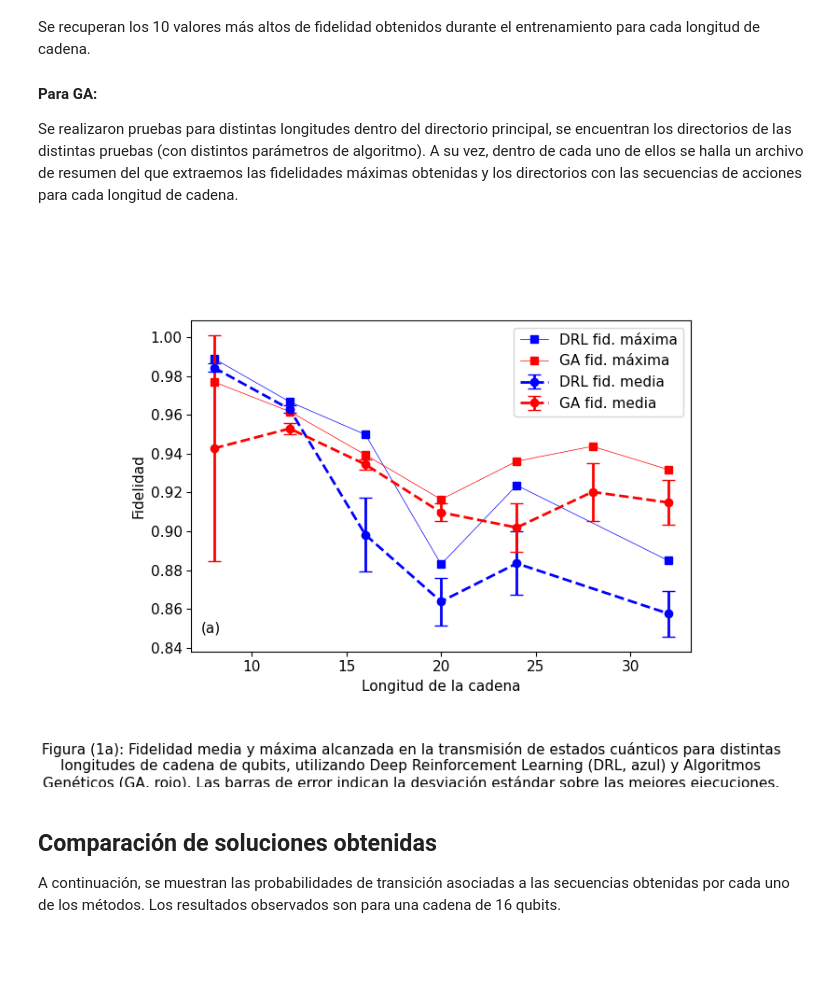
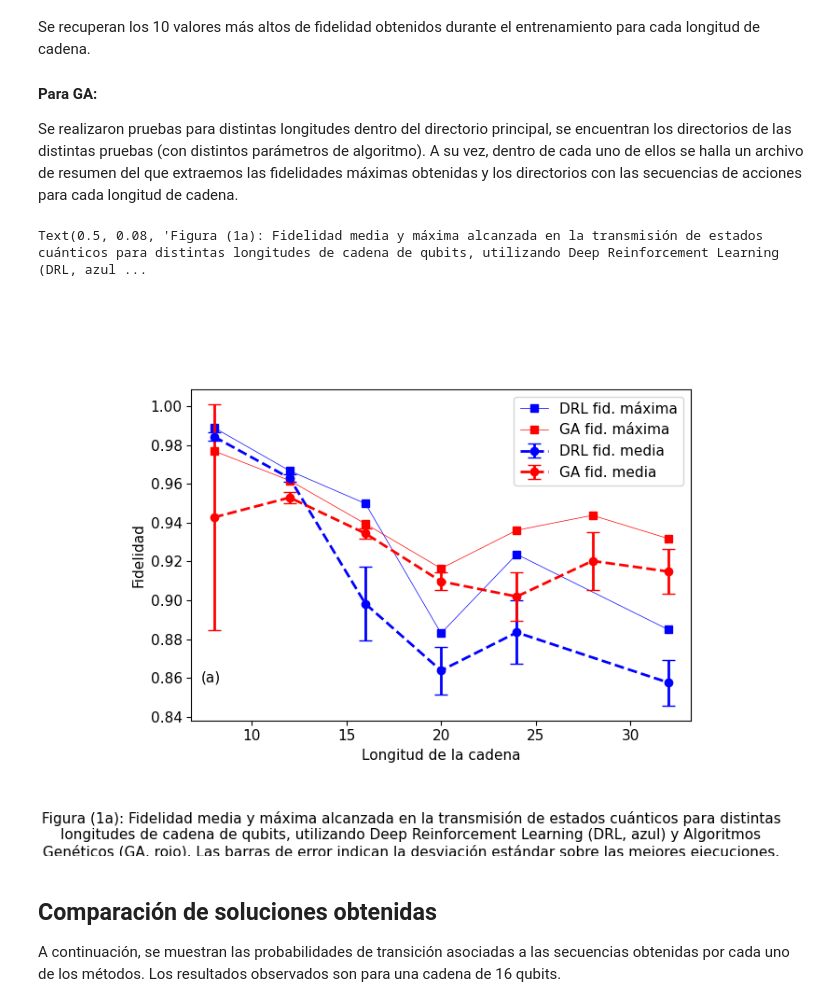
Before and after one commit to sofips/dynamic_control_for_QST, a Jupyter notebook: JAIIO_graphs.ipynb, the cells around one changed output. Drawn from its saved outputs; the diff is of its cells as text; code cells hidden in the pictures; blank space fills up the shorter version.

```diff
--- a/JAIIO_graphs.ipynb
+++ b/JAIIO_graphs.ipynb
@@ -89,28 +89,31 @@ ga_max = ga_grouped['fid'].max()
 # %%
 plt.figure(figsize=(8, 6))
 fs = 11
 
 plt.errorbar(dimensions, drl_mean, yerr=drl_std, fmt='o--', label='DRL fid. media', color='blue', capsize=5)
 plt.plot(dimensions, drl_max, 's-', color='blue', label='DRL fid. máxima', linewidth=0.5)
 
 plt.errorbar(ga_mean.index, ga_mean, yerr=ga_std, fmt='o--', label='GA fid. media', color='red', capsize=5)
 plt.plot(ga_max.index, ga_max, 's-', color='red', label='GA fid. máxima', linewidth=0.5)
 plt.xticks(fontsize=fs)
 plt.yticks(fontsize=fs)
 plt.xlabel('Longitud de la cadena', fontsize=fs)
 plt.ylabel('Fidelidad', fontsize=fs)
 plt.legend(fontsize=fs)
-plt.text(0.02, 0.09, '(a)', transform=plt.gca().transAxes, fontsize=fs, verticalalignment='top', horizontalalignment='left', bbox=dict(facecolor='white', alpha=0.8, edgecolor='none'))
+plt.text(0.02, 0.15, '(a)', transform=plt.gca().transAxes, fontsize=fs, verticalalignment='top', horizontalalignment='left', bbox=dict(facecolor='white', alpha=0.8, edgecolor='none'))
 #plt.savefig('zhang_drl_ga_fidelidades.png', dpi=1600, bbox_inches='tight')
+
+plt.tight_layout(pad = 6.0)
+
 
 plt.figtext(
     0.5, 0.08,
     "Figura (1a): Fidelidad media y máxima alcanzada en la transmisión de estados cuánticos para distintas longitudes de cadena de qubits, utilizando Deep Reinforcement Learning (DRL, azul) y Algoritmos Genéticos (GA, rojo). Las barras de error indican la desviación estándar sobre las mejores ejecuciones.",
     wrap=True, horizontalalignment='center', fontsize=fs, ha='center', va='top'
 )
-plt.tight_layout(pad = 6.0)
 # %% [output]
+Text(0.5, 0.08, 'Figura (1a): Fidelidad media y máxima alcanzada en la transmisión de estados cuánticos para distintas longitudes de cadena de qubits, utilizando Deep Reinforcement Learning (DRL, azul ...
-[figure, old version]
+[figure, new version]
 # %% [markdown]
 ## Comparación de soluciones obtenidas
 
```
